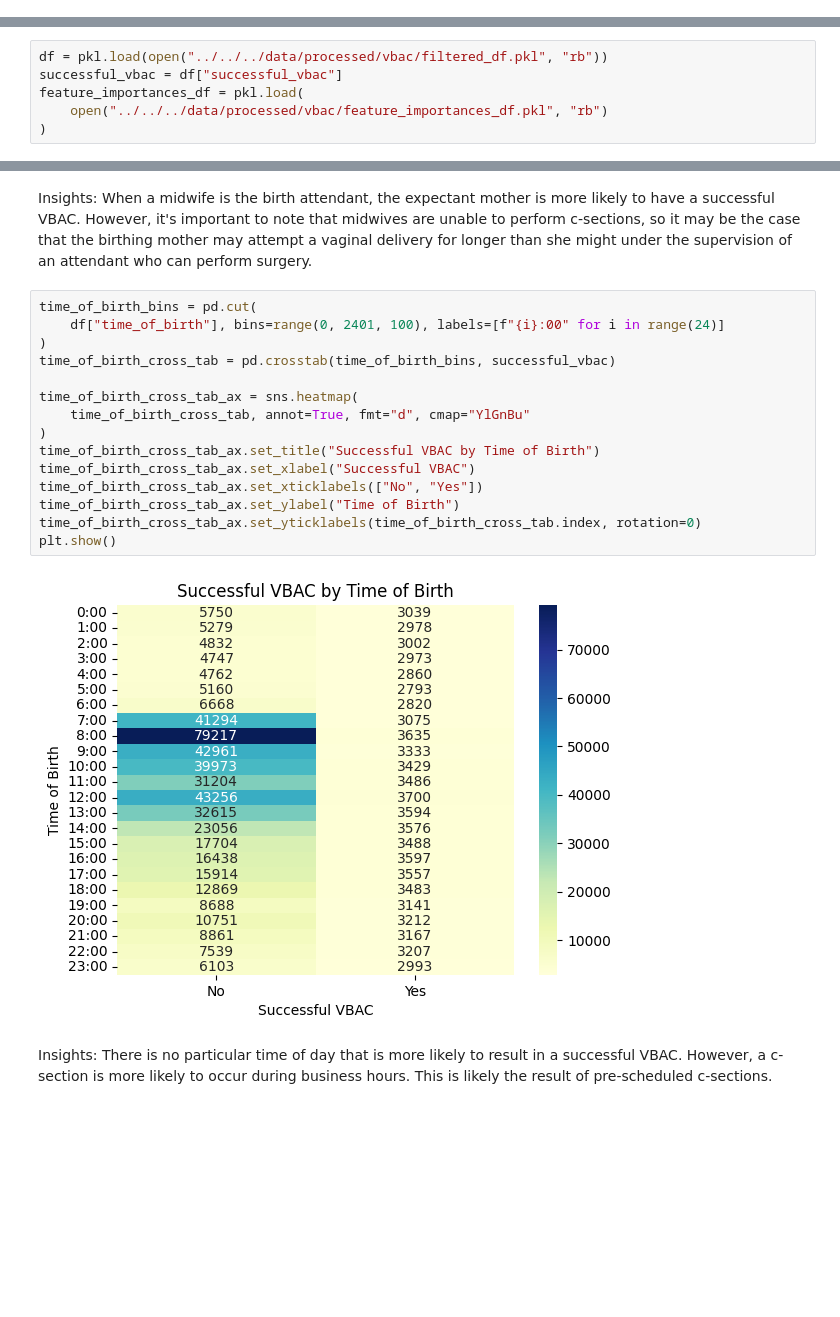
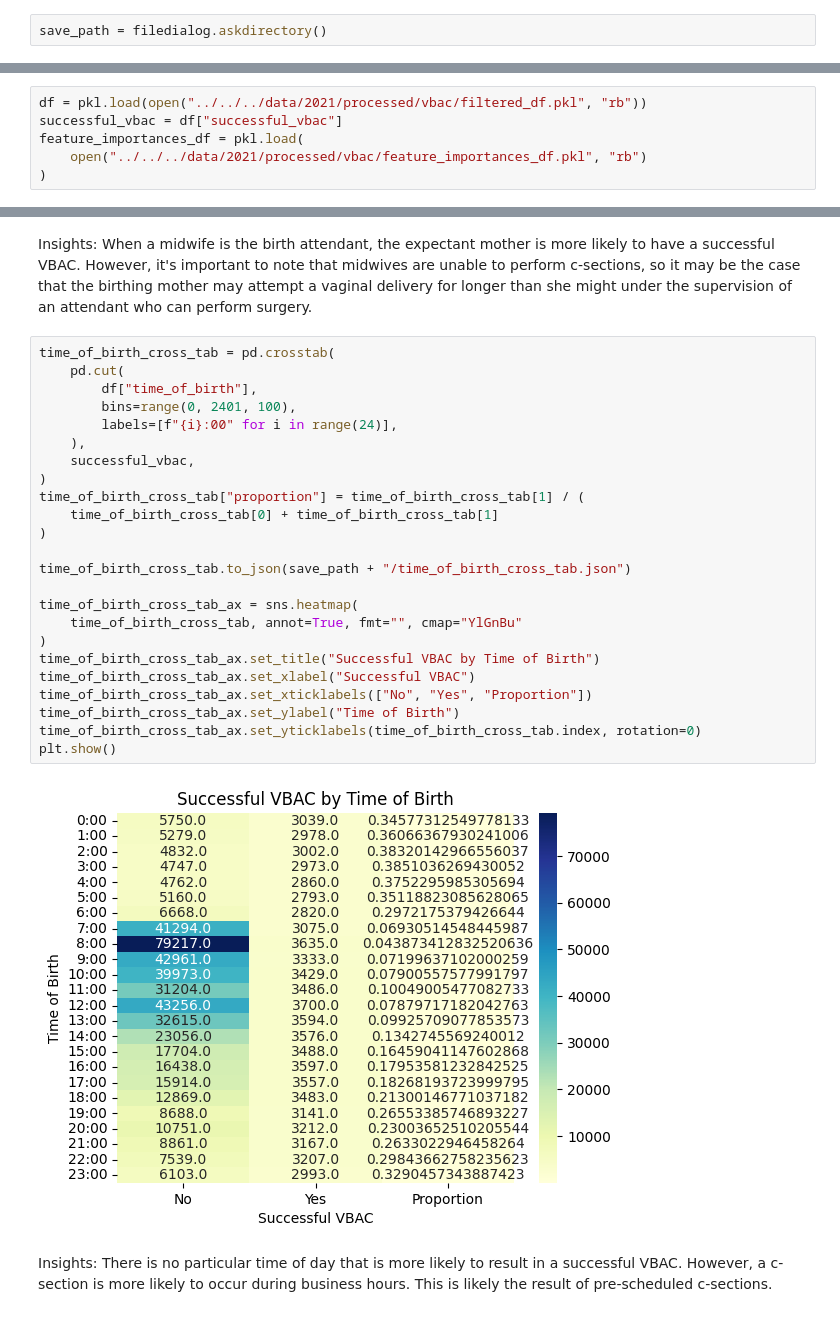
Before and after one commit to shroommu/natality-stats, a Jupyter notebook: dev/notebooks/exploratory/vbac/02_visualizations.ipynb, the cells around one changed output, grey strips where cells are left out. Saved outputs shown, nothing was run; the diff lists cells and outputs as text; blank space fills up the shorter version.

```diff
--- a/dev/notebooks/exploratory/vbac/02_visualizations.ipynb
+++ b/dev/notebooks/exploratory/vbac/02_visualizations.ipynb
@@ -14,13 +15,15 @@ import pickle as pkl
 import warnings
 
 warnings.filterwarnings("ignore")
+# %%
+save_path = filedialog.askdirectory()
 # %% [markdown]
 ### 1. Load Data
 # %%
-df = pkl.load(open("../../../data/processed/vbac/filtered_df.pkl", "rb"))
+df = pkl.load(open("../../../data/2021/processed/vbac/filtered_df.pkl", "rb"))
 successful_vbac = df["successful_vbac"]
 feature_importances_df = pkl.load(
-    open("../../../data/processed/vbac/feature_importances_df.pkl", "rb")
+    open("../../../data/2021/processed/vbac/feature_importances_df.pkl", "rb")
 )
 # %%
 head = df.head()
@@ -365,22 +436,31 @@ plt.show()
 # %% [markdown]
 Insights: When a midwife is the birth attendant, the expectant mother is more likely to have a successful VBAC. However, it's important to note that midwives are unable to perform c-sections, so it may be the case that the birthing mother may attempt a vaginal delivery for longer than she might under the supervision of an attendant who can perform surgery.
 # %%
-time_of_birth_bins = pd.cut(
-    df["time_of_birth"], bins=range(0, 2401, 100), labels=[f"{i}:00" for i in range(24)]
+time_of_birth_cross_tab = pd.crosstab(
+    pd.cut(
+        df["time_of_birth"],
+        bins=range(0, 2401, 100),
+        labels=[f"{i}:00" for i in range(24)],
+    ),
+    successful_vbac,
 )
-time_of_birth_cross_tab = pd.crosstab(time_of_birth_bins, successful_vbac)
+time_of_birth_cross_tab["proportion"] = time_of_birth_cross_tab[1] / (
+    time_of_birth_cross_tab[0] + time_of_birth_cross_tab[1]
+)
+
+time_of_birth_cross_tab.to_json(save_path + "/time_of_birth_cross_tab.json")
 
 time_of_birth_cross_tab_ax = sns.heatmap(
-    time_of_birth_cross_tab, annot=True, fmt="d", cmap="YlGnBu"
+    time_of_birth_cross_tab, annot=True, fmt="", cmap="YlGnBu"
 )
 time_of_birth_cross_tab_ax.set_title("Successful VBAC by Time of Birth")
 time_of_birth_cross_tab_ax.set_xlabel("Successful VBAC")
-time_of_birth_cross_tab_ax.set_xticklabels(["No", "Yes"])
+time_of_birth_cross_tab_ax.set_xticklabels(["No", "Yes", "Proportion"])
 time_of_birth_cross_tab_ax.set_ylabel("Time of Birth")
 time_of_birth_cross_tab_ax.set_yticklabels(time_of_birth_cross_tab.index, rotation=0)
 plt.show()
 # %% [output]
-[figure, old version]
+[figure, new version]
 # %% [markdown]
 Insights: There is no particular time of day that is more likely to result in a successful VBAC. However, a c-section is more likely to occur during business hours. This is likely the result of pre-scheduled c-sections.
 # %%
```
Also changed, not shown: parts of 32 cells of this notebook, 2 other files.
